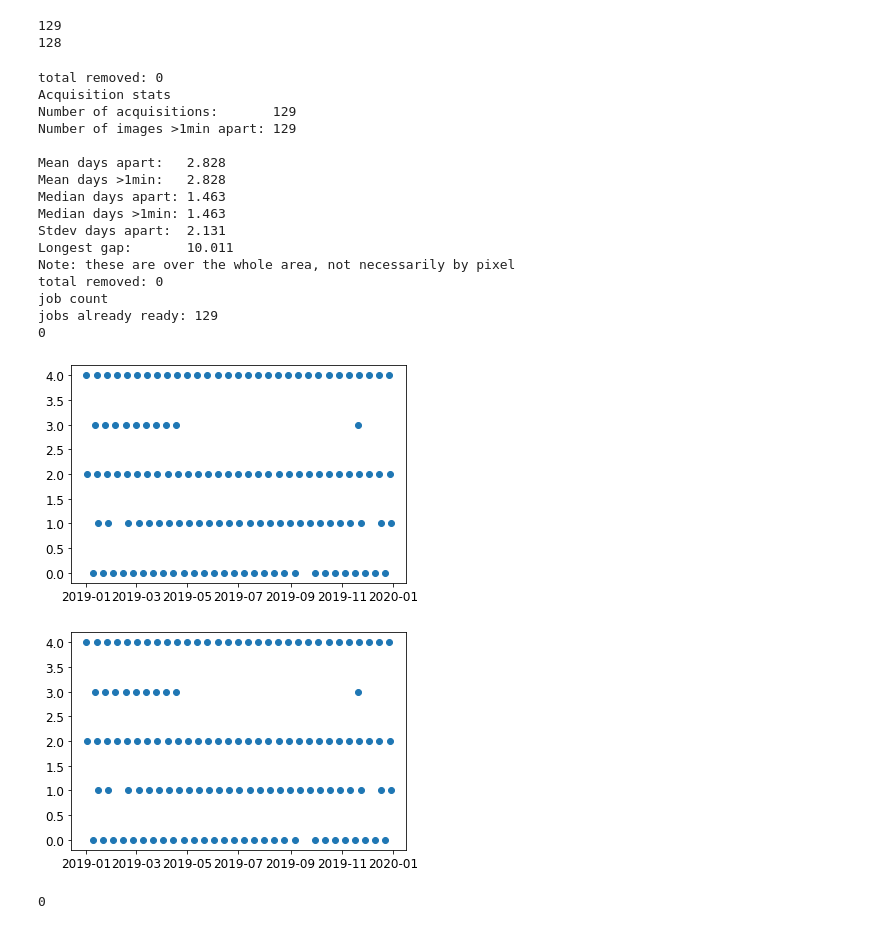
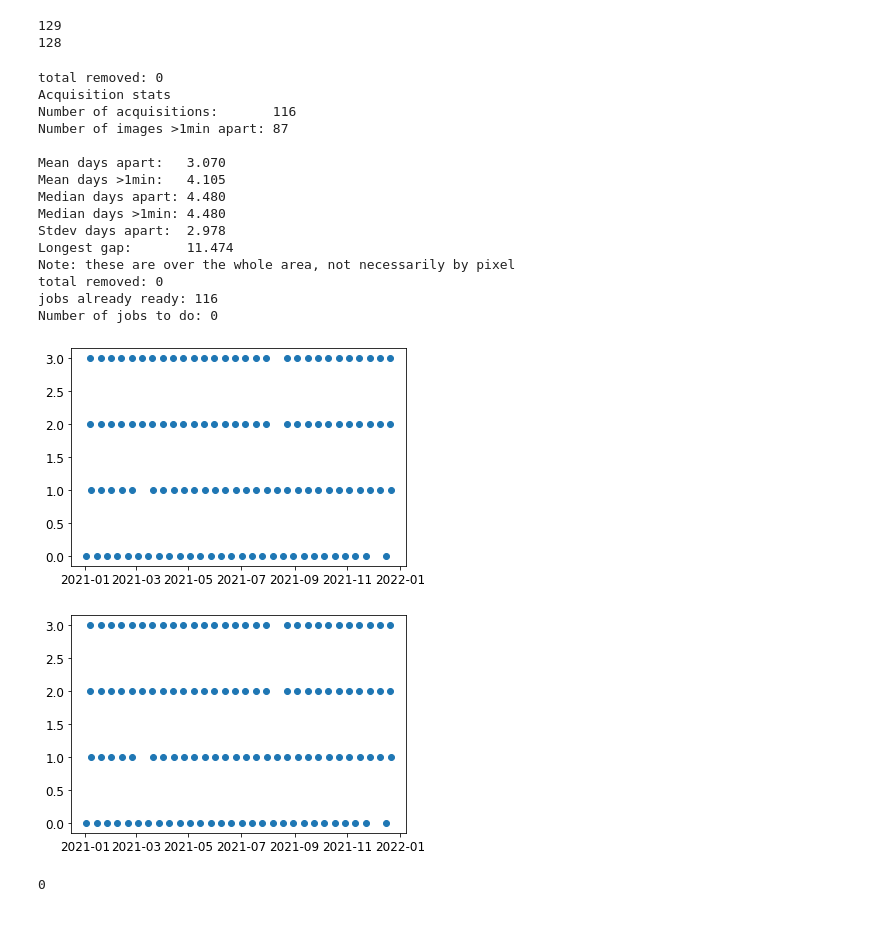
Before and after one commit to ac-johnson/GlacierSARoriginal, a Jupyter notebook: acquire_data.ipynb, the cells around one changed output. Cells and saved outputs as stored; diff of their text form; code cells hidden in the pictures.

```diff
--- a/acquire_data.ipynb
+++ b/acquire_data.ipynb
@@ -49,8 +49,8 @@ URLWidget()
 # %%
 ##NAME PROJECT###
 projdir = Path.home()/"GlacierSARdata"
-projname = 'Wrangell'
-year = 2019
+projname = 'Juneau'
+year = 2021
 data_dir=Path(f'{projdir}/{projname}/{str(year)}')
 pols = ['VV','VH']
 
@@ -101,7 +101,10 @@ Find the SAR images, run some statistics on their frequency, and queue them for
 # %%
 #testpolygon = POLYGON((-143.1356 61.7756,-143.3698 61.7793,-143.5279 61.7044,-143.3824 61.6052,-143.0614 61.4737,-142.9854 61.4144,-142.804 61.4292,-142.7358 61.5912,-142.5978 61.6494,-142.6707 61.7523,-142.9699 61.7839,-143.1356 61.7756))
 # WTKstr='POLYGON((-143.4858 61.4239,-142.5307 61.4239,-142.5307 61.7757,-143.4858 61.7757,-143.4858 61.4239))' #Kennicott
-WTKstr='POLYGON((-144.5124 61.8108,-143.2512 61.8108,-143.2512 62.1938,-144.5124 62.1938,-144.5124 61.8108))' #Mt Wrangell
+# WTKstr='POLYGON((-144.5124 61.8108,-143.2512 61.8108,-143.2512 62.1938,-144.5124 62.1938,-144.5124 61.8108))' #Mt Wrangell
+# WTKstr='POLYGON((-151.6946 62.7583,-150.1696 62.7583,-150.1696 63.2668,-151.6946 63.2668,-151.6946 62.7583))' #Denali_h (mostly higher elevations)
+# WTKstr='POLYGON((-150.6448 59.6467,-149.5491 59.6467,-149.5491 60.2703,-150.6448 60.2703,-150.6448 59.6467))' #Harding
+WTKstr='POLYGON((-134.7796 58.3698,-133.5 58.3698,-133.5 59.109,-134.7796 59.109,-134.7796 58.3698))' #Juneau
 # testWTK='POLYGON((-134.5463 58.5889,-133.8663 58.5889,-133.8663 58.7656,-134.5463 58.7656,-134.5463 58.5889))' #SE AK icefield
 # testWTK='POLYGON((-18.2664 63.9706,-15.2442 63.9706,-15.2442 64.9461,-18.2664 64.9461,-18.2664 63.9706))' #iceland
 # testWTK='POLYGON((15.123 78.0197,16.9688 78.0197,16.9688 78.2449,15.123 78.2449,15.123 78.0197))' #svalbard
@@ -110,7 +113,7 @@ WTKstr='POLYGON((-144.5124 61.8108,-143.2512 61.8108,-143.2512 62.1938,-144.5124
 
 #test thing
 #test thing 2
-year = 2019
+# year = 2021
 # results = asf.geo_search(platform=[asf.PLATFORM.SENTINEL1], intersectsWith=WTKstr, maxResults=1000,start=f'{year}-01-01',
 #                          end=f'{year+1}-01-01',processingLevel='SLC')
 
@@ -336,48 +339,47 @@ dojobs = getasfresults(WTKstr,year)
 resultnames = [i.properties['sceneName'] for i in results]
 
 # print('job count')
 # print(len(dojobs))
 # print(len(results))
 remcount = 0
 # othercount = 0
 for i,job in enumerate(results):
     # job = dojobs[i]
     jobscene = job.properties['sceneName']
     dojobnames = np.array([i.properties['sceneName'] for i in dojobs])
     # print(np.where(dojobnames==jobscene)[0])
     job = dojobs[np.where(dojobnames==jobscene)[0][0]]
-    othercount += 1
+    # othercount += 1
     if job.properties['sceneName'] in readyprodnames:
         # print(i)
         dojobs.remove(job)
         remcount += 1
     # else:
     #     print(job.properties['sceneName'])
     #     print(job.properties['sceneName'] in readyprodnames)
 
 # results = getasfresults(WTKstr,year)
 print(f'jobs already ready: {remcount}')
-# print(len(dojobs))
+print(f'Number of jobs to do: {len(dojobs)}')
 # print(othercount)
 # %% [output]
 total removed: 0
 Acquisition stats
-Number of acquisitions:       129
-Number of images >1min apart: 129
+Number of acquisitions:       116
+Number of images >1min apart: 87
 
-Mean days apart:   2.828
-Mean days >1min:   2.828
-Median days apart: 1.463
-Median days >1min: 1.463
-Stdev days apart:  2.131
-Longest gap:       10.011
+Mean days apart:   3.070
+Mean days >1min:   4.105
+Median days apart: 4.480
+Median days >1min: 4.480
+Stdev days apart:  2.978
+Longest gap:       11.474
 Note: these are over the whole area, not necessarily by pixel
 total removed: 0
-job count
-jobs already ready: 129
-0
+jobs already ready: 116
+Number of jobs to do: 0
-[figure, old version]
+[figure, new version]
-[figure, old version]
+[figure, new version]
 # %%
 # testjobs = hyp3.find_jobs(status_code=["SUCCEEDED","PENDING"])
 # len(testjobs)
```
Also changed, not shown: parts of 8 cells of this notebook, 1 other file.
